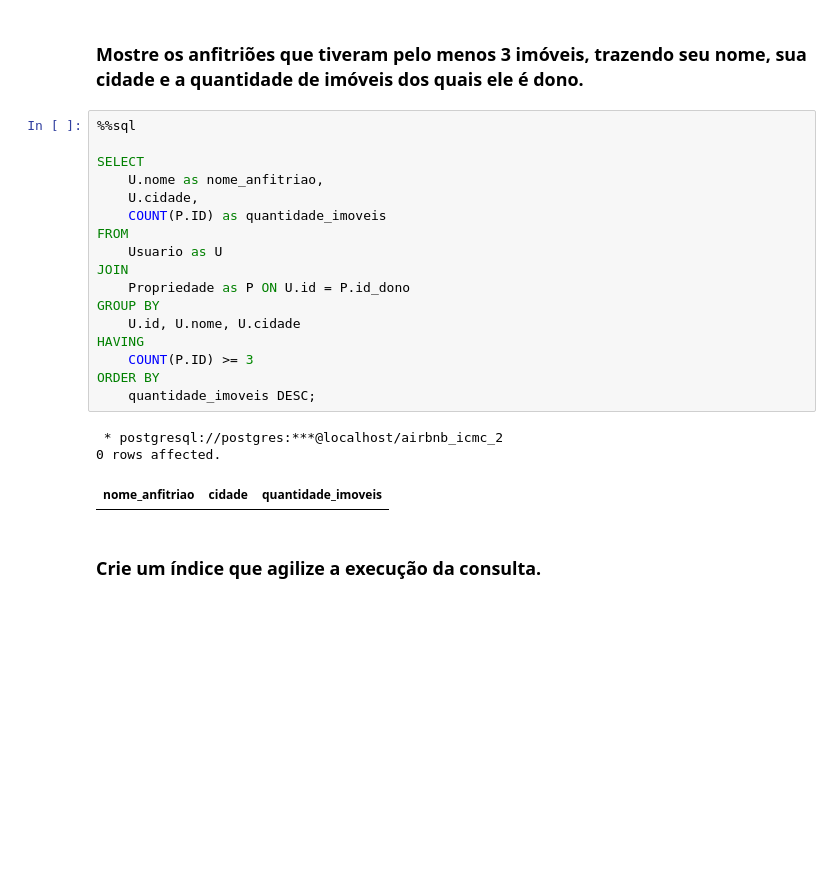
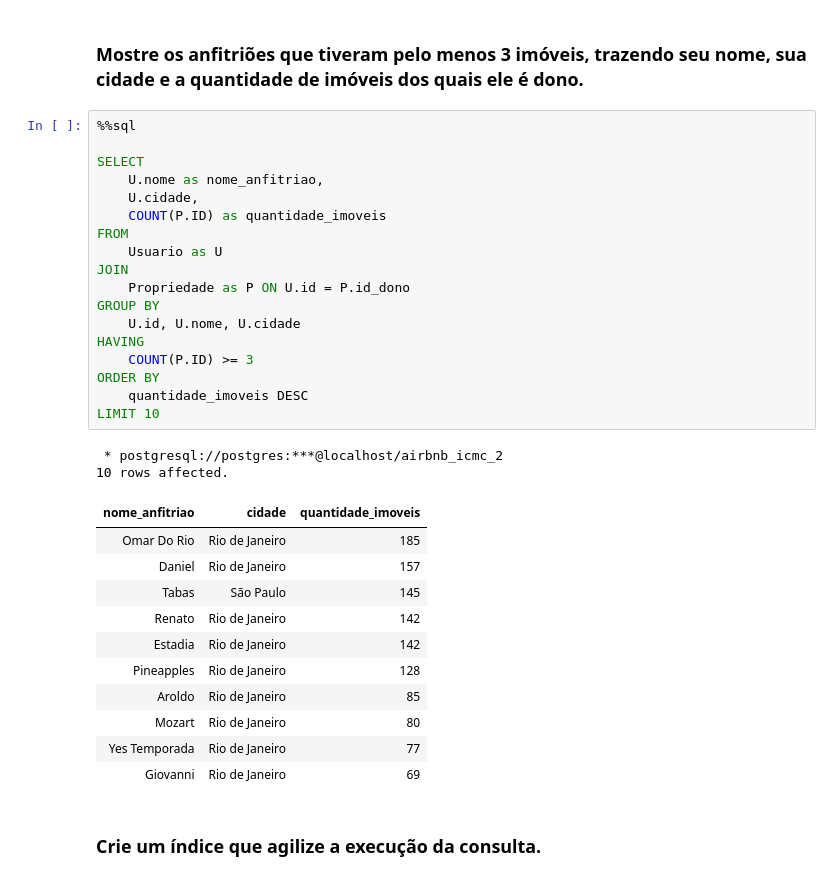
Before and after one commit to LeonardoIshida/airbnb-database-case-study, a Jupyter notebook: trabalho-2/6-8-consultas.ipynb, the cells around one changed output. Drawn from its saved outputs; the diff is of its cells as text; blank space fills up the shorter version.

```diff
--- a/trabalho-2/6-8-consultas.ipynb
+++ b/trabalho-2/6-8-consultas.ipynb
@@ -107,24 +152,35 @@ ORDER BY
 # %%
 %%sql
 
 SELECT
     U.nome as nome_anfitriao,
     U.cidade,
     COUNT(P.ID) as quantidade_imoveis
 FROM
     Usuario as U
 JOIN
     Propriedade as P ON U.id = P.id_dono
 GROUP BY
     U.id, U.nome, U.cidade
 HAVING
     COUNT(P.ID) >= 3
 ORDER BY
-    quantidade_imoveis DESC;
+    quantidade_imoveis DESC
+LIMIT 10
 # %% [output]
  * postgresql://postgres:***@localhost/airbnb_icmc_2
-0 rows affected.
+10 rows affected.
 | nome_anfitriao | cidade | quantidade_imoveis |
+| Omar Do Rio | Rio de Janeiro | 185 |
+| Daniel | Rio de Janeiro | 157 |
+| Tabas | São Paulo | 145 |
+| Renato | Rio de Janeiro | 142 |
+| Estadia | Rio de Janeiro | 142 |
+| Pineapples | Rio de Janeiro | 128 |
+| Aroldo | Rio de Janeiro | 85 |
+| Mozart | Rio de Janeiro | 80 |
+| Yes Temporada | Rio de Janeiro | 77 |
+| Giovanni | Rio de Janeiro | 69 |
 # %% [markdown]
 ### Crie um  índice que agilize a execução da consulta.
 # %%
```
Also changed, not shown: parts of 7 cells of this notebook.
